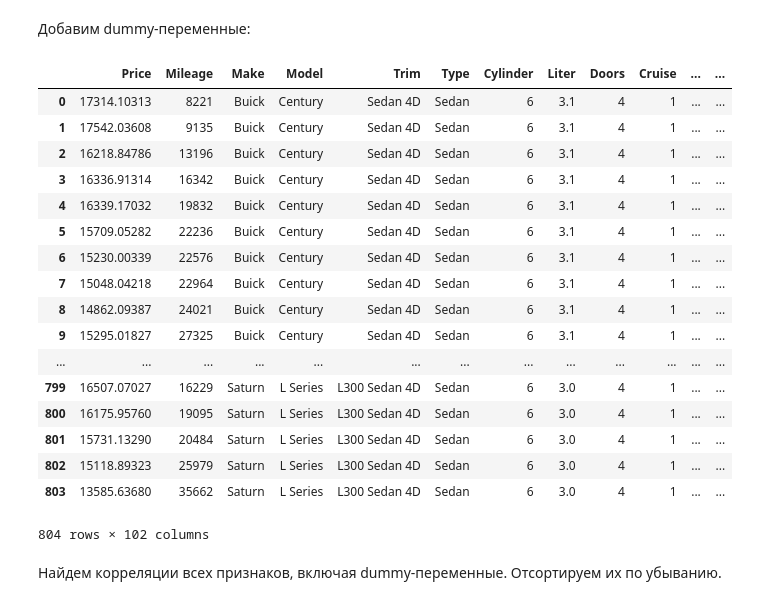
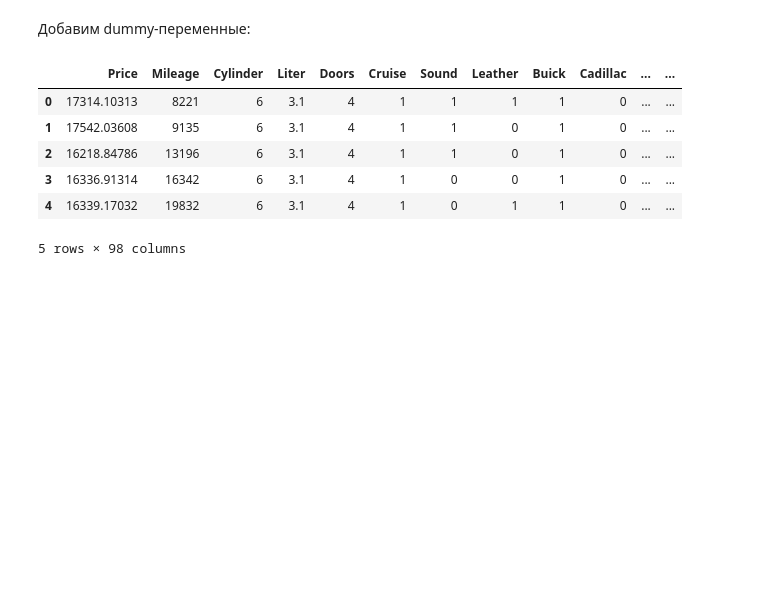
Before and after one commit to Andreidorokhov/Project_Dorokhov, a Jupyter notebook: project_Dorokhov.ipynb, the cells around one changed output. Cells and saved outputs as stored; diff of their text form; code cells hidden in the pictures; blank space fills up the shorter version.

```diff
--- a/project_Dorokhov.ipynb
+++ b/project_Dorokhov.ipynb
@@ -111,26 +105,17 @@ df_model=pd.get_dummies(df['Model'])
 df_trim = pd.get_dummies(df['Trim'])
 df_type=pd.get_dummies(df['Type'])
 df1= pd.DataFrame(pd.concat([df, df_make,df_model,df_trim,df_type], axis=1))
+df1=df1.drop('Make',1)
+df1=df1.drop('Model',1)
+df1=df1.drop('Trim',1)
+df1=df1.drop('Type',1)
 # %%
-df1
+df1.head()
 # %% [output]
-|  | Price | Mileage | Make | Model | Trim | Type | Cylinder | Liter | Doors | Cruise | ... | ... |
-| 0 | 17314.10313 | 8221 | Buick | Century | Sedan 4D | Sedan | 6 | 3.1 | 4 | 1 | ... | ... |
-| 1 | 17542.03608 | 9135 | Buick | Century | Sedan 4D | Sedan | 6 | 3.1 | 4 | 1 | ... | ... |
-| 2 | 16218.84786 | 13196 | Buick | Century | Sedan 4D | Sedan | 6 | 3.1 | 4 | 1 | ... | ... |
-| 3 | 16336.91314 | 16342 | Buick | Century | Sedan 4D | Sedan | 6 | 3.1 | 4 | 1 | ... | ... |
-| 4 | 16339.17032 | 19832 | Buick | Century | Sedan 4D | Sedan | 6 | 3.1 | 4 | 1 | ... | ... |
-| 5 | 15709.05282 | 22236 | Buick | Century | Sedan 4D | Sedan | 6 | 3.1 | 4 | 1 | ... | ... |
-| 6 | 15230.00339 | 22576 | Buick | Century | Sedan 4D | Sedan | 6 | 3.1 | 4 | 1 | ... | ... |
-| 7 | 15048.04218 | 22964 | Buick | Century | Sedan 4D | Sedan | 6 | 3.1 | 4 | 1 | ... | ... |
-| 8 | 14862.09387 | 24021 | Buick | Century | Sedan 4D | Sedan | 6 | 3.1 | 4 | 1 | ... | ... |
-| 9 | 15295.01827 | 27325 | Buick | Century | Sedan 4D | Sedan | 6 | 3.1 | 4 | 1 | ... | ... |
-| ... | ... | ... | ... | ... | ... | ... | ... | ... | ... | ... | ... | ... |
-| 799 | 16507.07027 | 16229 | Saturn | L Series | L300 Sedan 4D | Sedan | 6 | 3.0 | 4 | 1 | ... | ... |
-| 800 | 16175.95760 | 19095 | Saturn | L Series | L300 Sedan 4D | Sedan | 6 | 3.0 | 4 | 1 | ... | ... |
-| 801 | 15731.13290 | 20484 | Saturn | L Series | L300 Sedan 4D | Sedan | 6 | 3.0 | 4 | 1 | ... | ... |
-| 802 | 15118.89323 | 25979 | Saturn | L Series | L300 Sedan 4D | Sedan | 6 | 3.0 | 4 | 1 | ... | ... |
-| 803 | 13585.63680 | 35662 | Saturn | L Series | L300 Sedan 4D | Sedan | 6 | 3.0 | 4 | 1 | ... | ... |
+|  | Price | Mileage | Cylinder | Liter | Doors | Cruise | Sound | Leather | Buick | Cadillac | ... | ... |
+| 0 | 17314.10313 | 8221 | 6 | 3.1 | 4 | 1 | 1 | 1 | 1 | 0 | ... | ... |
+| 1 | 17542.03608 | 9135 | 6 | 3.1 | 4 | 1 | 1 | 0 | 1 | 0 | ... | ... |
+| 2 | 16218.84786 | 13196 | 6 | 3.1 | 4 | 1 | 1 | 0 | 1 | 0 | ... | ... |
+| 3 | 16336.91314 | 16342 | 6 | 3.1 | 4 | 1 | 0 | 0 | 1 | 0 | ... | ... |
+| 4 | 16339.17032 | 19832 | 6 | 3.1 | 4 | 1 | 0 | 1 | 1 | 0 | ... | ... |
-804 rows × 102 columns
+5 rows × 98 columns
-# %% [markdown]
-Найдем корреляции всех признаков, включая dummy-переменные. Отсортируем их по убыванию.
```
Also changed, not shown: parts of 31 cells of this notebook.
